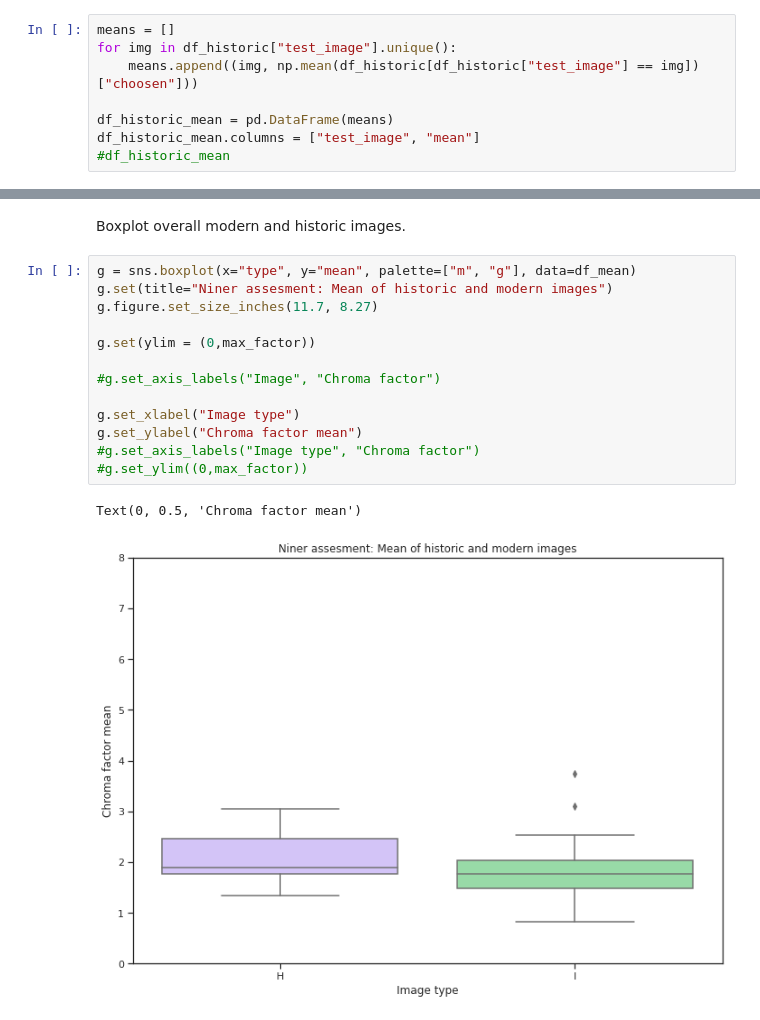
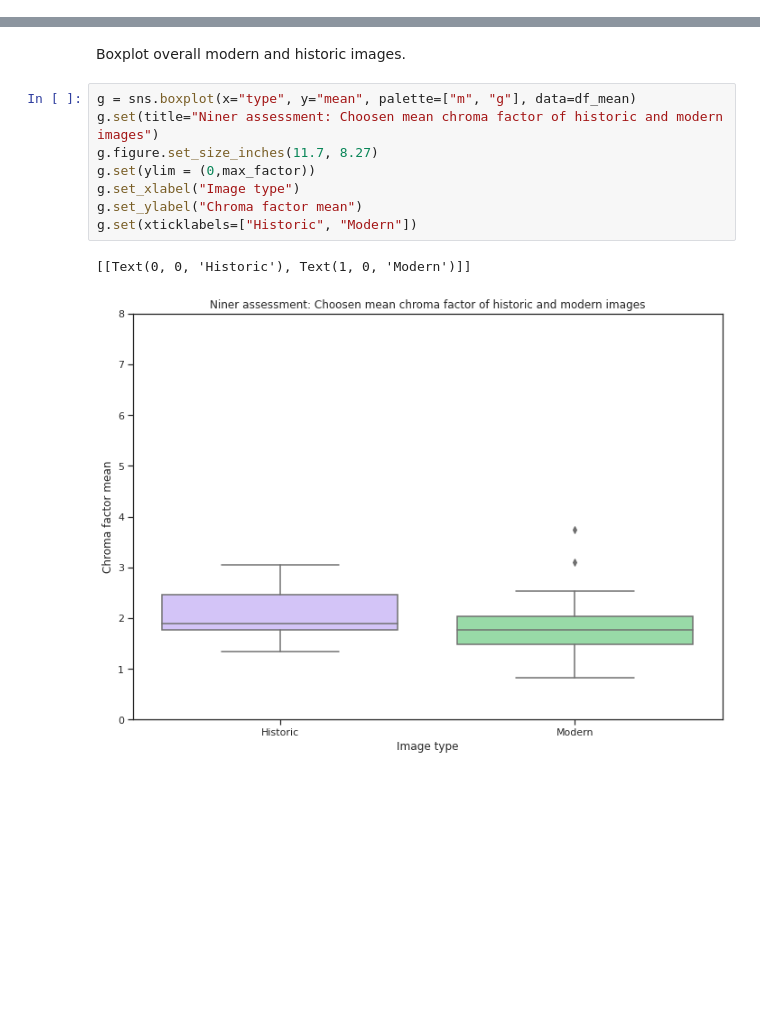
Before and after one commit to Thrrym/PerceptionAndImageQuality, a Jupyter notebook: analysis/niner.ipynb, the cells around one changed output, grey strips where cells are left out. Cells and saved outputs as stored; diff of their text form; blank space fills up the shorter version.

Commit message:
Clean up. Plots nicer.

```diff
--- a/analysis/niner.ipynb
+++ b/analysis/niner.ipynb
@@ -206,8 +142,0 @@ Get mean factor for each images over all observers
-# %%
-means = []
-for img in df_historic["test_image"].unique():
-    means.append((img, np.mean(df_historic[df_historic["test_image"] == img])["choosen"]))
-
-df_historic_mean = pd.DataFrame(means)
-df_historic_mean.columns = ["test_image", "mean"]
-#df_historic_mean
@@ -286,17 +204,12 @@ df_mean
 Boxplot overall modern and historic images.
 # %%
 g = sns.boxplot(x="type", y="mean", palette=["m", "g"], data=df_mean)
-g.set(title="Niner assesment: Mean of historic and modern images")
+g.set(title="Niner assessment: Choosen mean chroma factor of historic and modern images")
 g.figure.set_size_inches(11.7, 8.27)
-
 g.set(ylim = (0,max_factor))
-
-#g.set_axis_labels("Image", "Chroma factor")
-
 g.set_xlabel("Image type")
 g.set_ylabel("Chroma factor mean")
-#g.set_axis_labels("Image type", "Chroma factor")
-#g.set_ylim((0,max_factor))
+g.set(xticklabels=["Historic", "Modern"])
 # %% [output]
-Text(0, 0.5, 'Chroma factor mean')
+[[Text(0, 0, 'Historic'), Text(1, 0, 'Modern')]]
-[figure, old version]
+[figure, new version]
```
Also changed, not shown: parts of 17 cells of this notebook.
